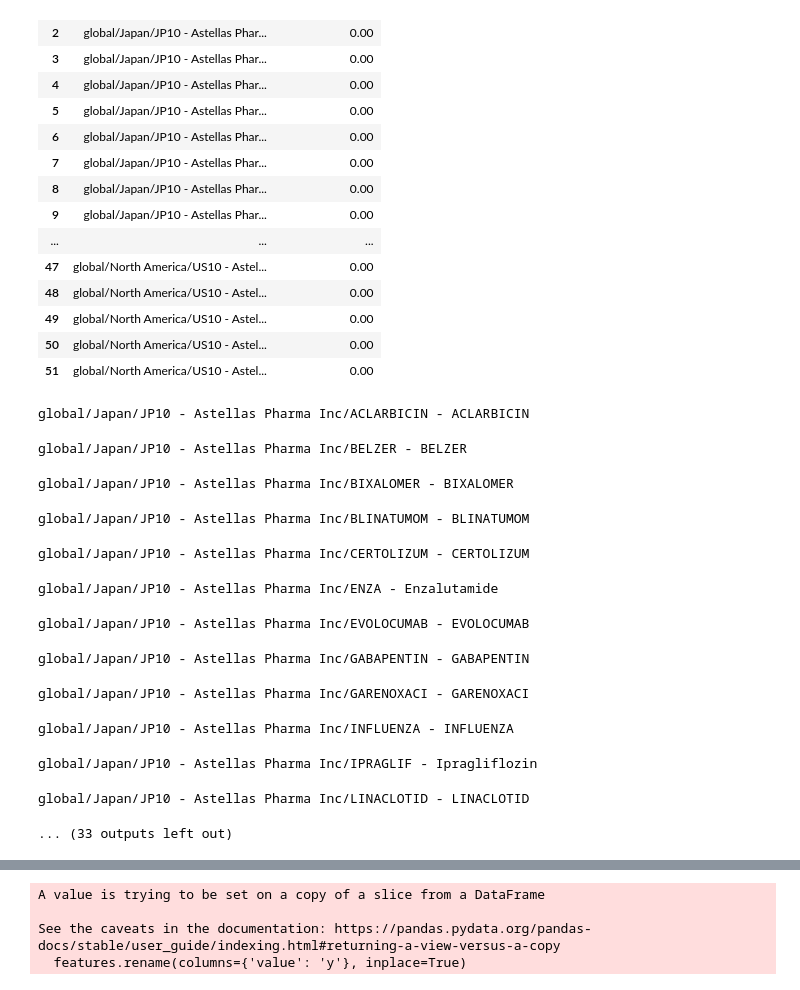
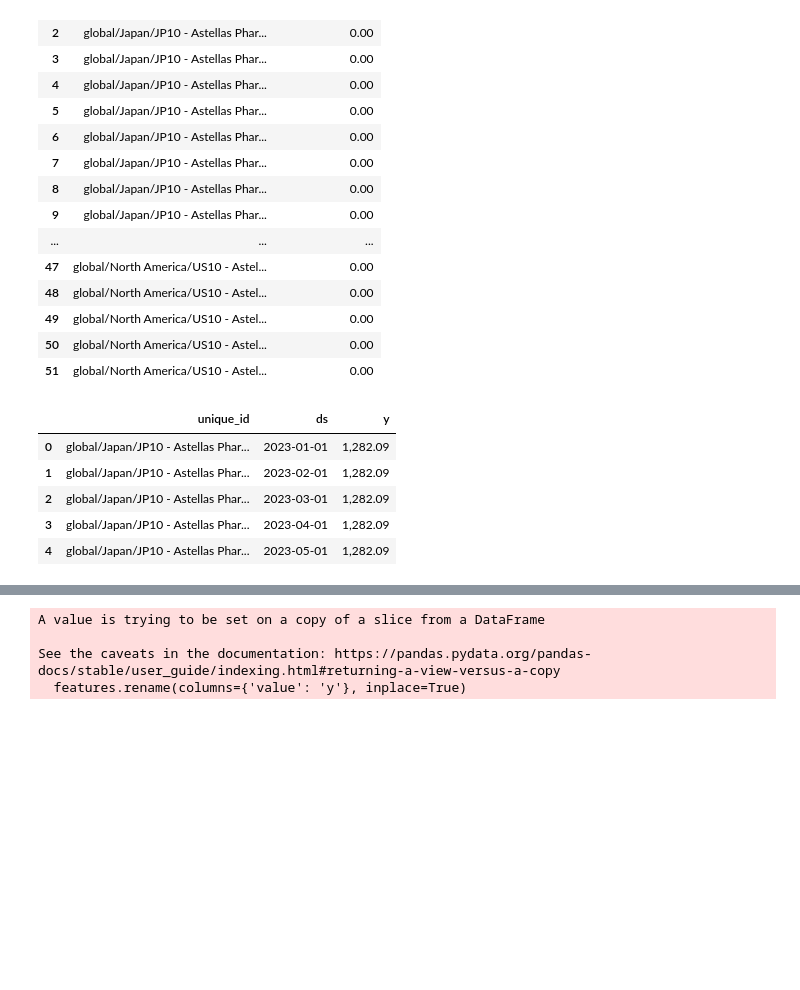
Before and after one commit to achett/Hierarchical-Model, a Jupyter notebook: Bayesian_Hierarchical_Model.ipynb, the cells around one changed output, grey strips where cells are left out. Drawn from its saved outputs; the diff is of its cells as text; code cells hidden in the pictures; blank space fills up the shorter version.

Commit message:
Includes forecast model function and original line by line raw code

```diff
--- a/Bayesian_Hierarchical_Model.ipynb
+++ b/Bayesian_Hierarchical_Model.ipynb
@@ -449,37 +449,14 @@ time_series_dict = {uid: TimeSeries.from_dataframe(group, 'ds', 'y') for uid, gr
 
 # Create and fit an ETS model for each time series
 ets_models = {}
-mape_values = {}
 
 for uid, series in time_series_dict.items():
     model = StatsForecastAutoETS()
     model.fit(series)
     ets_models[uid] = model
 
-    # Test Model
-    historical_fcast = model.historical_forecasts(series, train_length=12, forecast_horizon=1, verbose=True, retrain=True, last_points_only=True)
-    print(uid)
-    current_mape = round(mape(historical_fcast, series),2)
-    mape_values[uid] = current_mape
-
 # Forecasting (assuming you want to forecast the next N steps)
 N = 12
 forecasts = {uid: model.predict(N) for uid, model in ets_models.items()}
 
 ets_fct = convert_fct2df(forecasts)
-mape_df = pd.DataFrame(list(mape_values.items()), columns=['unique_id', 'MAPE'])
-mape_df
-# %% [output]
-global/Japan/JP10 - Astellas Pharma Inc/ACLARBICIN - ACLARBICIN
-global/Japan/JP10 - Astellas Pharma Inc/BELZER - BELZER
-global/Japan/JP10 - Astellas Pharma Inc/BIXALOMER - BIXALOMER
-global/Japan/JP10 - Astellas Pharma Inc/BLINATUMOM - BLINATUMOM
-global/Japan/JP10 - Astellas Pharma Inc/CERTOLIZUM - CERTOLIZUM
-global/Japan/JP10 - Astellas Pharma Inc/ENZA - Enzalutamide
-global/Japan/JP10 - Astellas Pharma Inc/EVOLOCUMAB - EVOLOCUMAB
-global/Japan/JP10 - Astellas Pharma Inc/GABAPENTIN - GABAPENTIN
-global/Japan/JP10 - Astellas Pharma Inc/GARENOXACI - GARENOXACI
-global/Japan/JP10 - Astellas Pharma Inc/INFLUENZA - INFLUENZA
-global/Japan/JP10 - Astellas Pharma Inc/IPRAGLIF - Ipragliflozin
-global/Japan/JP10 - Astellas Pharma Inc/LINACLOTID - LINACLOTID
-... (33 outputs left out)
@@ -486,3 +523,12 @@ global/Japan/JP10 - Astellas Pharma Inc/LINACLOTID - LINACLOTID
+# %%
+ets_fct2.head()
+# %% [output]
+|  | unique_id | ds | y |
+| 0 | global/Japan/JP10 - Astellas Phar... | 2023-01-01 | 1,282.09 |
+| 1 | global/Japan/JP10 - Astellas Phar... | 2023-02-01 | 1,282.09 |
+| 2 | global/Japan/JP10 - Astellas Phar... | 2023-03-01 | 1,282.09 |
+| 3 | global/Japan/JP10 - Astellas Phar... | 2023-04-01 | 1,282.09 |
+| 4 | global/Japan/JP10 - Astellas Phar... | 2023-05-01 | 1,282.09 |
 # %%
 ########################
 # RUN ENSEMBLE
```
Also changed, not shown: parts of 4 cells of this notebook.
